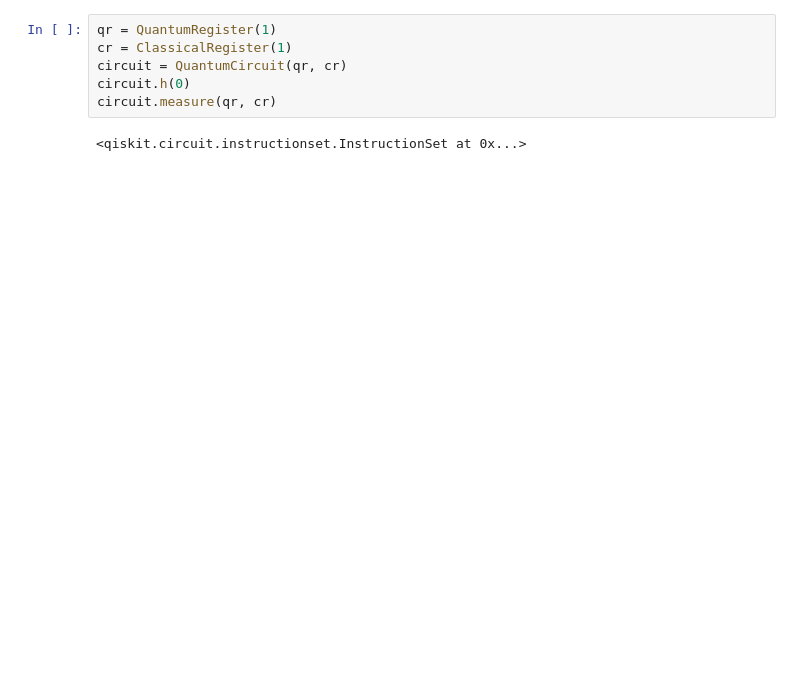
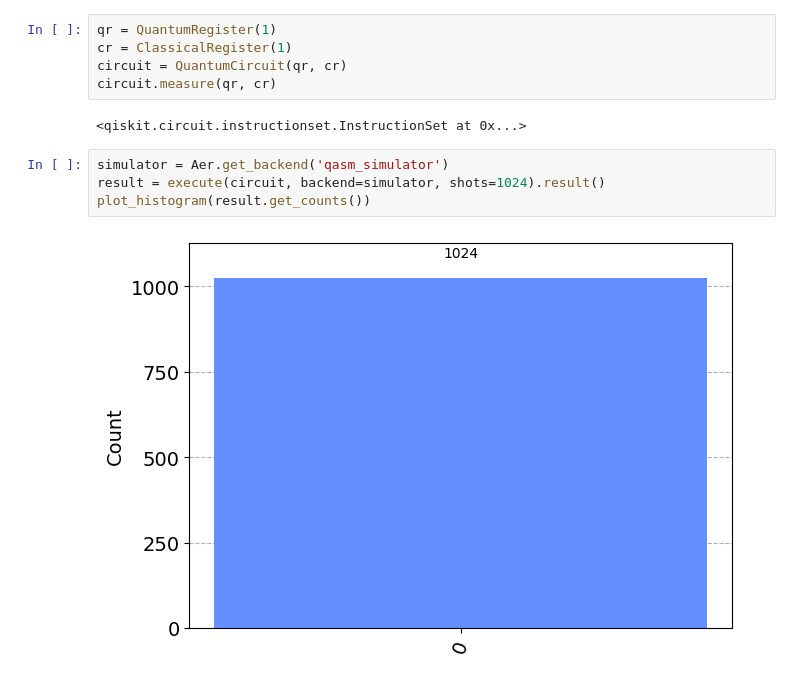
Before and after one commit to mabuse0815/quantum-computing-fundamentals-2833097, a Jupyter notebook: src/tryout.ipynb, the cells around one changed output. Drawn from its saved outputs; the diff is of its cells as text; blank space fills up the shorter version.

```diff
--- a/src/tryout.ipynb
+++ b/src/tryout.ipynb
@@ -6,9 +6,14 @@ from qiskit.tools.visualization import plot_histogram, array_to_latex,plot_bloch
 qr = QuantumRegister(1)
 cr = ClassicalRegister(1)
 circuit = QuantumCircuit(qr, cr)
-circuit.h(0)
 circuit.measure(qr, cr)
 # %% [output]
 <qiskit.circuit.instructionset.InstructionSet at 0x...>
+# %%
+simulator = Aer.get_backend('qasm_simulator')
+result = execute(circuit, backend=simulator, shots=1024).result()
+plot_histogram(result.get_counts())
+# %% [output]
+[figure, added]
 # %%
 simulator = Aer.get_backend('statevector_simulator')
```
Also changed, not shown: parts of 3 cells of this notebook.
